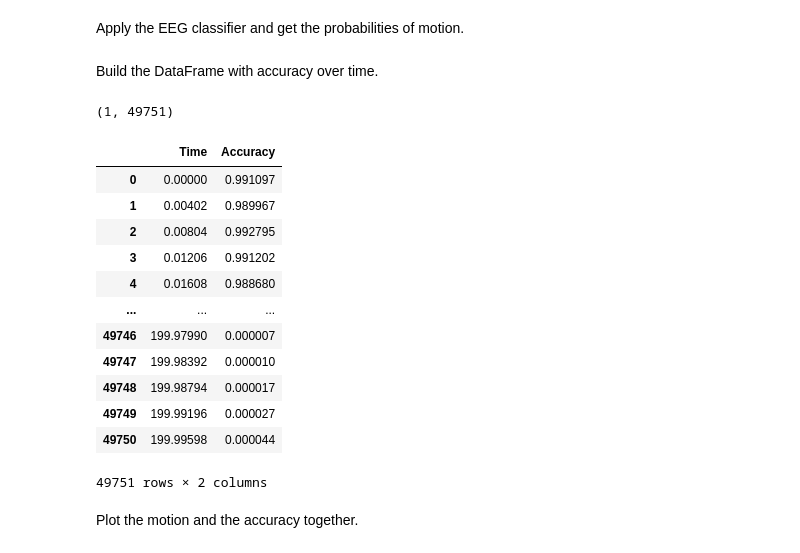
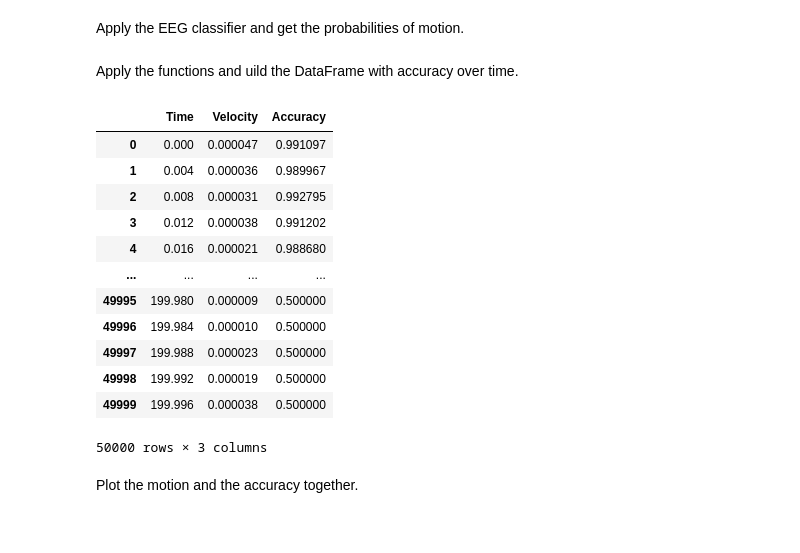
Before and after one commit to lukasgehrke/2021-fastReach, a Jupyter notebook: analyses/Willy_tests/Willy_tests.ipynb, the cells around one changed output. Cells and saved outputs as stored; diff of their text form; code cells hidden in the pictures.

```diff
--- a/analyses/Willy_tests/Willy_tests.ipynb
+++ b/analyses/Willy_tests/Willy_tests.ipynb
@@ -412,0 +411,2 @@ a = slid_win(eeg)
+# %% [markdown]
+<u/>Apply the functions and uild the DataFrame with accuracy over time.<u/>
@@ -413,31 +415,25 @@ a = slid_win(eeg)
 # %%
 b = prediction(a)
+
+fill = np.ones((eeg.shape[1] - b.shape[0]))*0.5
+b = np.append(b, fill)
+acc = pd.DataFrame(b, columns = ['Accuracy'])
+vel_acc = pd.concat([data_1, acc], axis=1)
+vel_acc
+# %% [output]
+|  | Time | Velocity | Accuracy |
+| 0 | 0.000 | 0.000047 | 0.991097 |
+| 1 | 0.004 | 0.000036 | 0.989967 |
+| 2 | 0.008 | 0.000031 | 0.992795 |
+| 3 | 0.012 | 0.000038 | 0.991202 |
+| 4 | 0.016 | 0.000021 | 0.988680 |
+| ... | ... | ... | ... |
+| 49995 | 199.980 | 0.000009 | 0.500000 |
+| 49996 | 199.984 | 0.000010 | 0.500000 |
+| 49997 | 199.988 | 0.000023 | 0.500000 |
+| 49998 | 199.992 | 0.000019 | 0.500000 |
+| 49999 | 199.996 | 0.000038 | 0.500000 |
+50000 rows × 3 columns
-# %% [markdown]
-<u/>Build the DataFrame with accuracy over time.<u/>
-# %%
-b = np.column_stack(b)
-time_2 = np.column_stack(np.arange(0,eeg.shape[1]/fs,(eeg.shape[1]/fs)/b.shape[1]))
-time_2 = time_2[:,:-1]
-print(time_2.shape)
-# %% [output]
-(1, 49751)
-# %%
-data_2 = pd.DataFrame(np.concatenate((time_2, b)).transpose(), columns=['Time', 'Accuracy'])
-data_2
-# %% [output]
-|  | Time | Accuracy |
-| 0 | 0.00000 | 0.991097 |
-| 1 | 0.00402 | 0.989967 |
-| 2 | 0.00804 | 0.992795 |
-| 3 | 0.01206 | 0.991202 |
-| 4 | 0.01608 | 0.988680 |
-| ... | ... | ... |
-| 49746 | 199.97990 | 0.000007 |
-| 49747 | 199.98392 | 0.000010 |
-| 49748 | 199.98794 | 0.000017 |
-| 49749 | 199.99196 | 0.000027 |
-| 49750 | 199.99598 | 0.000044 |
-49751 rows × 2 columns
 # %% [markdown]
 <u/>Plot the motion and the accuracy together.<u/>
 # %%
```
Also changed, not shown: parts of 7 cells of this notebook.
